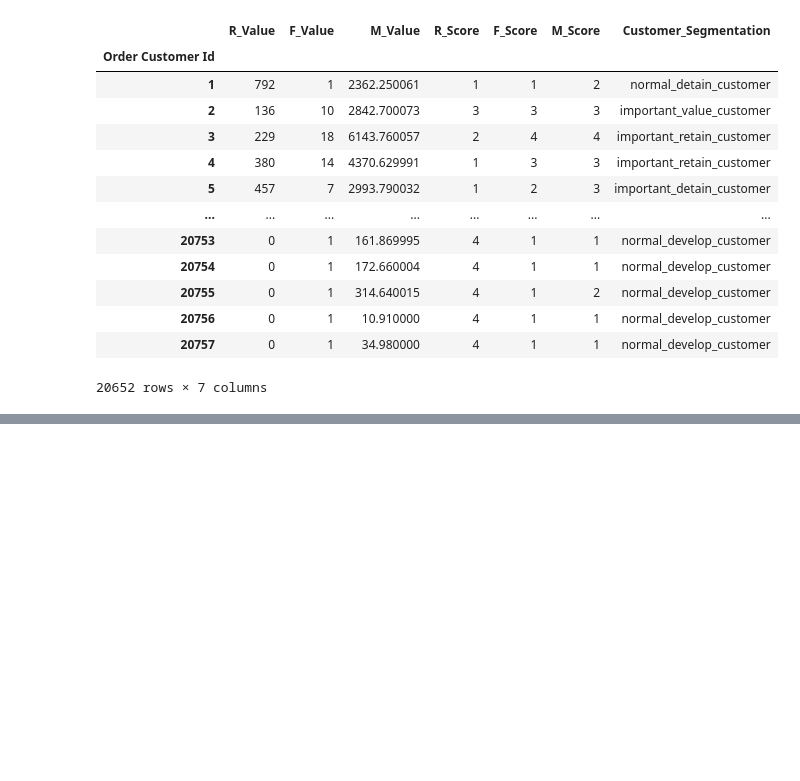
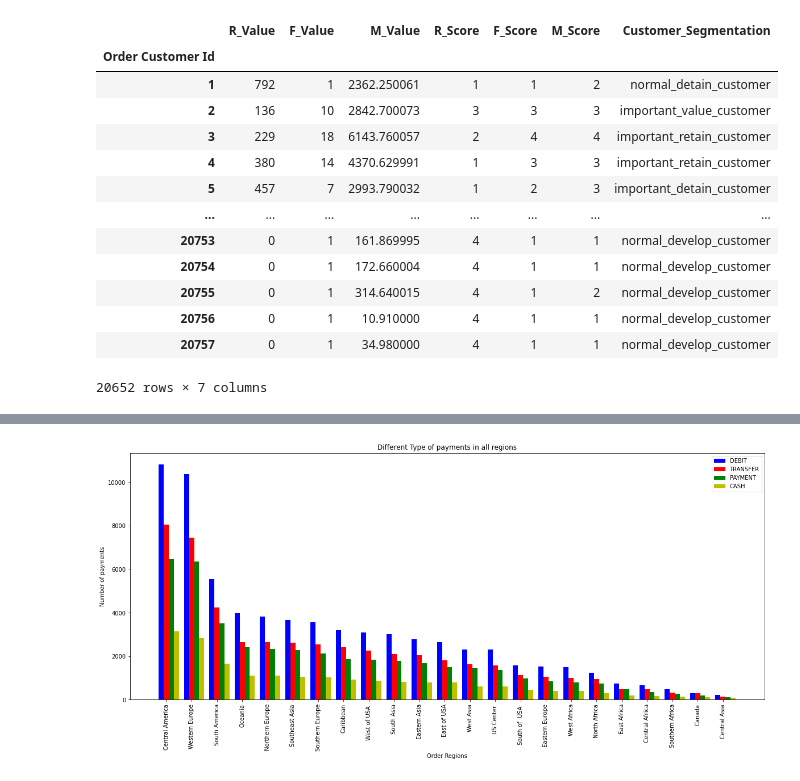
Before and after one commit to AlexYibeiOu/Smart_Logistics, a Jupyter notebook: SupplyChain/SupplyChain.ipynb, the cells around one changed output, grey strips where cells are left out. Saved outputs shown, nothing was run; the diff lists cells and outputs as text; code cells hidden in the pictures; blank space fills up the shorter version.

```diff
--- a/SupplyChain/SupplyChain.ipynb
+++ b/SupplyChain/SupplyChain.ipynb
@@ -303,0 +317,13 @@ customer_seg
+# %%
+# CHECK - Different pay method by different area
+# Separate by different Type
+pay_type1 = data[data['Type']=='DEBIT']
+pay_type2 = data[data['Type']=='TRANSFER']
+pay_type3 = data[data['Type']=='PAYMENT']
+pay_type4 = data[data['Type']=='CASH']
+# Count
+count1 = pay_type1['Order Region'].value_counts()
+count2 = pay_type2['Order Region'].value_counts()
+count3 = pay_type3['Order Region'].value_counts()
+count4 = pay_type4['Order Region'].value_counts()
+count1
@@ -303,0 +348,23 @@ customer_seg
+# %%
+# Get count of total region
+region_num = len(count1)
+fig, ax = plt.subplots(figsize = (20, 8))
+index = np.arange(region_num)
+# set interval in plt
+bar_width = 0.2
+
+type1 = plt.bar(index, count1, bar_width, color='b', label='DEBIT')
+type2 = plt.bar(index+bar_width, count2, bar_width, color='r', label='TRANSFER')
+type3 = plt.bar(index+bar_width*2, count3, bar_width, color='g', label='PAYMENT')
+type4 = plt.bar(index+bar_width*3, count4, bar_width, color='y', label='CASH')
+plt.xlabel('Order Regions')
+plt.ylabel('Number of payments')
+plt.title('Different Type of payments in all regions')
+plt.legend()
+# Display
+names = data['Order Region'].value_counts().keys()
+#print(names)
+plt.xticks(index+bar_width, names, rotation='vertical')
+plt.show()
+# %% [output]
+[figure, added]
```
Also changed, not shown: parts of 12 cells of this notebook.
